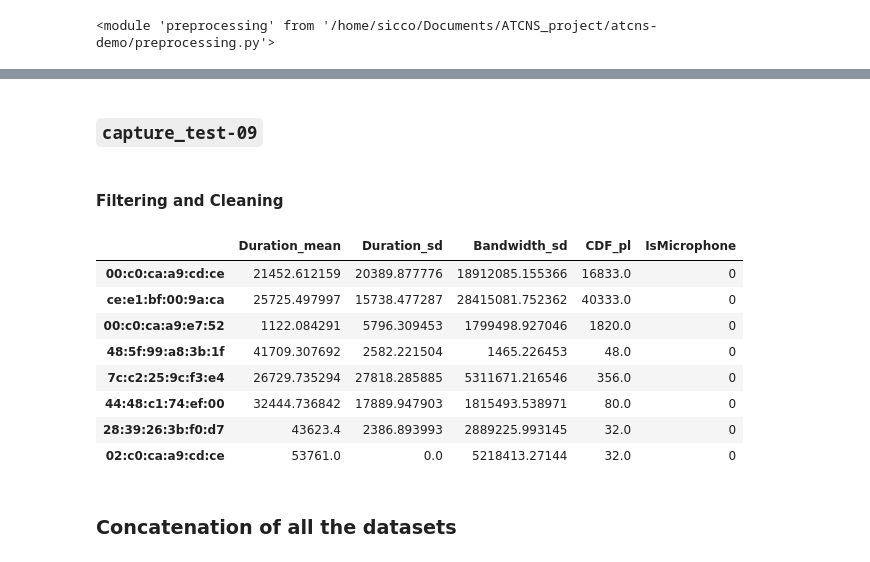
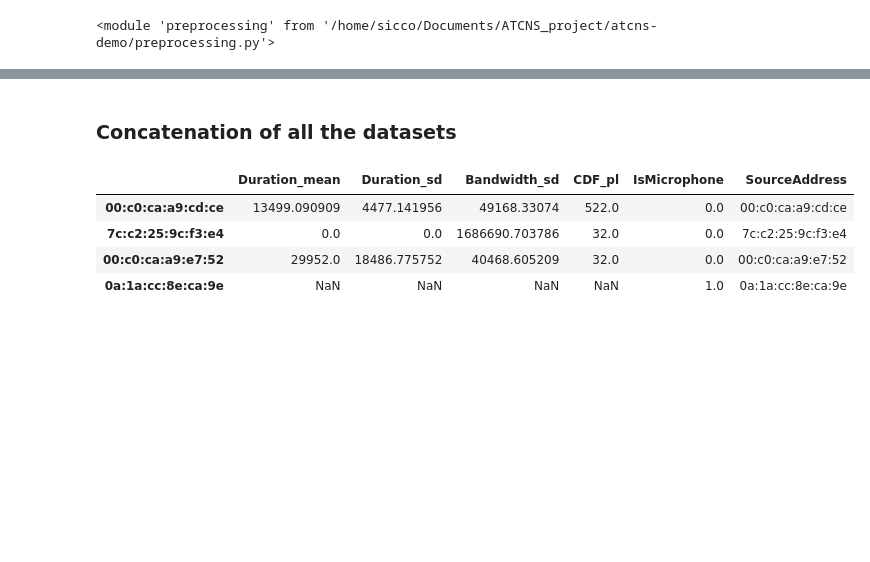
Before and after one commit to nsimonato8/atcns-demo, a Jupyter notebook: cleaner_test.ipynb, the cells around one changed output, grey strips where cells are left out. Drawn from its saved outputs; the diff is of its cells as text; code cells hidden in the pictures; blank space fills up the shorter version.

````diff
--- a/cleaner_test.ipynb
+++ b/cleaner_test.ipynb
@@ -151,0 +57,11 @@ filtered_capture_6
+# %%
+target_source_address = "0a:1a:cc:8e:ca:9e"
+labels = [(0,0), (0,0), (0,1), (0,0), (0,1)]
+flows_labeled_l = []
+
+for c, f_c, l in zip(captures_pd, captures_files, labels):
+    filtered_capture = c.dropna(axis=0, inplace=False, subset=["SourceAddress"])
+    flows = flow_creation(filtered_capture)
+    flows_labeled = binary_labeler(flows=flows, criterion=target_source_address, label_name="IsMicrophone", label_values=l)
+    flows_labeled.to_csv(f"datasets/{f_c}_flows_labeled.csv")
+    flows_labeled_l.append(flows_labeled)
@@ -309,30 +107,11 @@ flows_8_labeled
-# %% [markdown]
-### ```capture_test-09```
-# %% [markdown]
-#### Filtering and Cleaning
-# %%
-captures_pd[4].loc[:, "SourceAddress"].unique()
-target_source_address = "ce:e1:bf:00:9a:ca"
-filtered_capture_9 = captures_pd[4].loc[captures_pd[4]["SourceAddress"] == target_source_address, :]
-filtered_capture_9.to_csv("datasets/capture_test-09_filtered.csv")
-
-flows_9 = flow_creation(captures_pd[4])
-flows_9_labeled = binary_labeler(flows=flows_9, criterion=target_source_address, label_name="IsMicrophone", label_values=(0,0))
-flows_9_labeled.drop(labels=[None], axis=0, inplace=True)
-filtered_capture_9.to_csv("datasets/capture_test-09_flows_labeled.csv")
-
-
-flows_9_labeled
-# %% [output]
-|  | Duration_mean | Duration_sd | Bandwidth_sd | CDF_pl | IsMicrophone |
-| 00:c0:ca:a9:cd:ce | 21452.612159 | 20389.877776 | 18912085.155366 | 16833.0 | 0 |
-| ce:e1:bf:00:9a:ca | 25725.497997 | 15738.477287 | 28415081.752362 | 40333.0 | 0 |
-| 00:c0:ca:a9:e7:52 | 1122.084291 | 5796.309453 | 1799498.927046 | 1820.0 | 0 |
-| 48:5f:99:a8:3b:1f | 41709.307692 | 2582.221504 | 1465.226453 | 48.0 | 0 |
-| 7c:c2:25:9c:f3:e4 | 26729.735294 | 27818.285885 | 5311671.216546 | 356.0 | 0 |
-| 44:48:c1:74:ef:00 | 32444.736842 | 17889.947903 | 1815493.538971 | 80.0 | 0 |
-| 28:39:26:3b:f0:d7 | 43623.4 | 2386.893993 | 2889225.993145 | 32.0 | 0 |
-| 02:c0:ca:a9:cd:ce | 53761.0 | 0.0 | 5218413.27144 | 32.0 | 0 |
 # %% [markdown]
 ### Concatenation of all the datasets
+# %%
+flows_labeled_l[-1]
+# %% [output]
+|  | Duration_mean | Duration_sd | Bandwidth_sd | CDF_pl | IsMicrophone | SourceAddress |
+| 00:c0:ca:a9:cd:ce | 13499.090909 | 4477.141956 | 49168.33074 | 522.0 | 0.0 | 00:c0:ca:a9:cd:ce |
+| 7c:c2:25:9c:f3:e4 | 0.0 | 0.0 | 1686690.703786 | 32.0 | 0.0 | 7c:c2:25:9c:f3:e4 |
+| 00:c0:ca:a9:e7:52 | 29952.0 | 18486.775752 | 40468.605209 | 32.0 | 0.0 | 00:c0:ca:a9:e7:52 |
+| 0a:1a:cc:8e:ca:9e | NaN | NaN | NaN | NaN | 1.0 | 0a:1a:cc:8e:ca:9e |
 # %%
````
Also changed, not shown: parts of 42 cells of this notebook, 1 other file.
